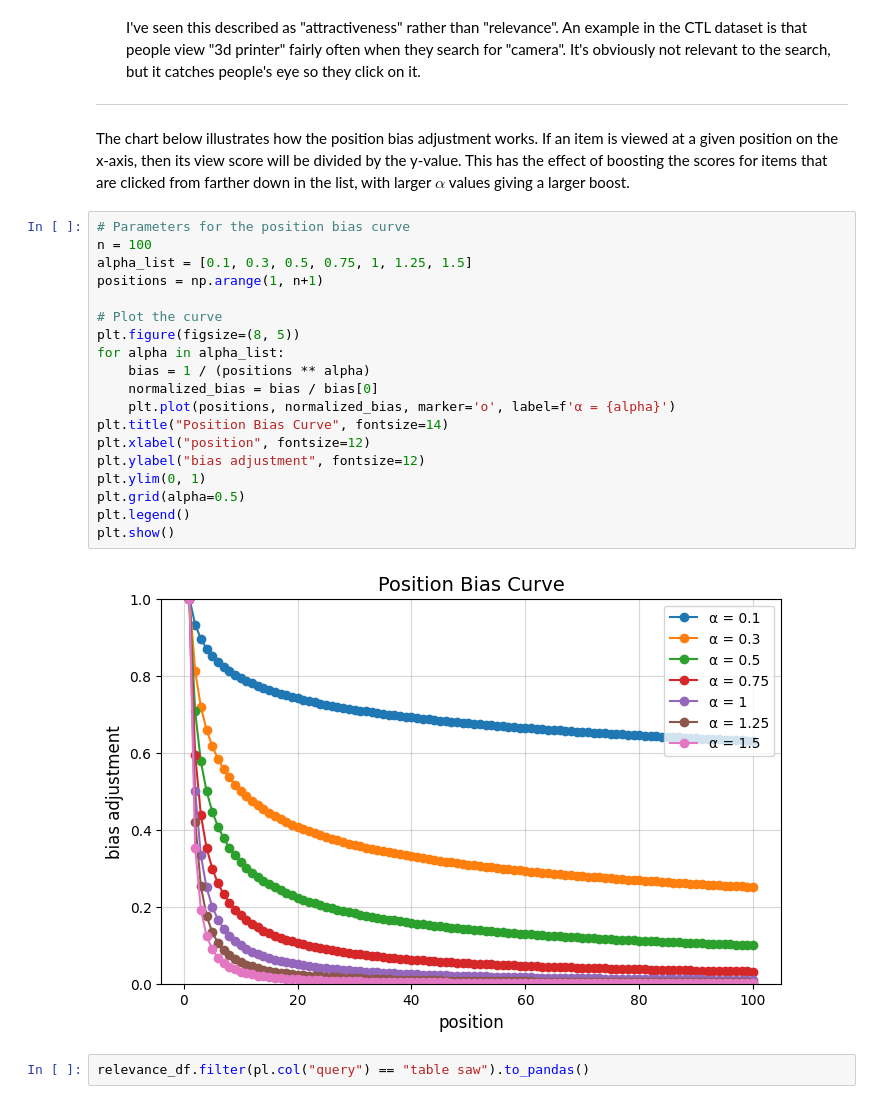
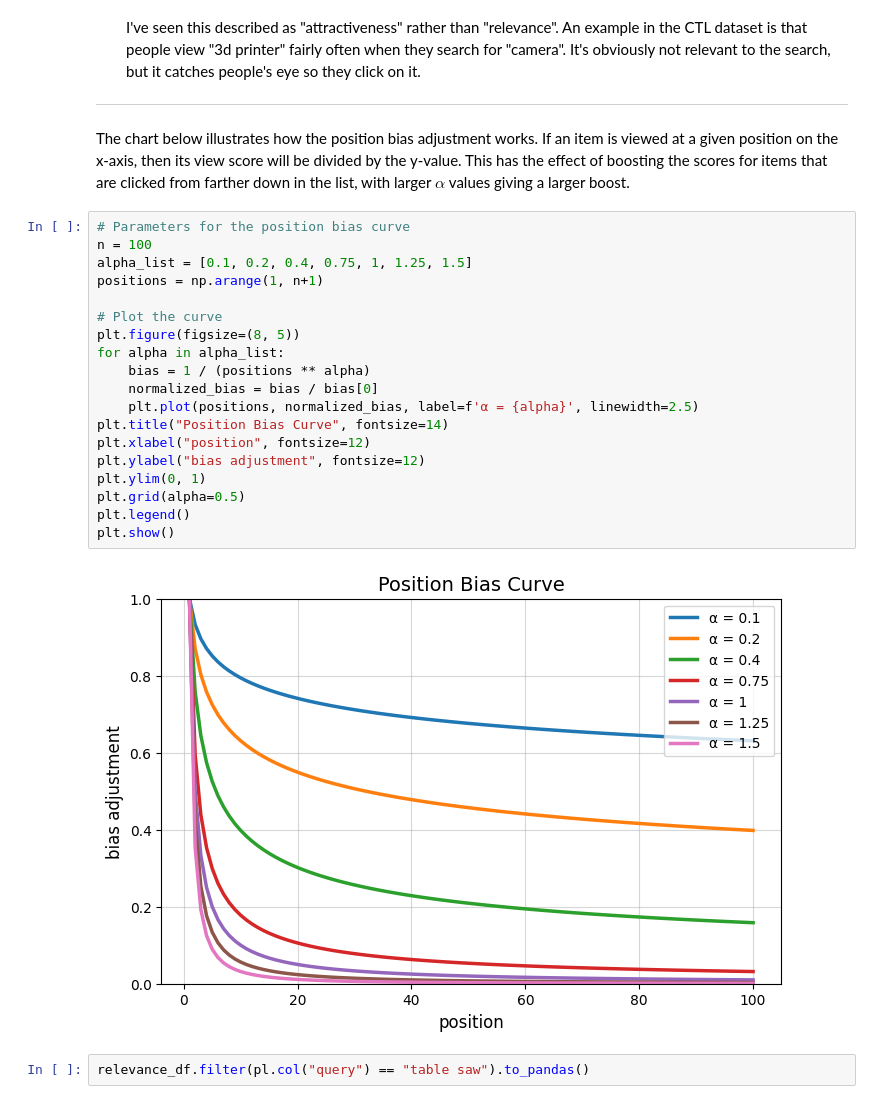
Before and after one commit to djcunningham0/ctl_search, a Jupyter notebook: relevant_items.ipynb, the cells around one changed output. Drawn from its saved outputs; the diff is of its cells as text.

Commit message:
remove markers from chart

```diff
--- a/relevant_items.ipynb
+++ b/relevant_items.ipynb
@@ -174,24 +174,24 @@ This has the effect of boosting the scores for items that are clicked from farth
 # %%
 # Parameters for the position bias curve
 n = 100
-alpha_list = [0.1, 0.3, 0.5, 0.75, 1, 1.25, 1.5]
+alpha_list = [0.1, 0.2, 0.4, 0.75, 1, 1.25, 1.5]
 positions = np.arange(1, n+1)
 
 # Plot the curve
 plt.figure(figsize=(8, 5))
 for alpha in alpha_list:
     bias = 1 / (positions ** alpha)
     normalized_bias = bias / bias[0]
-    plt.plot(positions, normalized_bias, marker='o', label=f'α = {alpha}')
+    plt.plot(positions, normalized_bias, label=f'α = {alpha}', linewidth=2.5)
 plt.title("Position Bias Curve", fontsize=14)
 plt.xlabel("position", fontsize=12)
 plt.ylabel("bias adjustment", fontsize=12)
 plt.ylim(0, 1)
 plt.grid(alpha=0.5)
 plt.legend()
 plt.show()
 # %% [output]
-[figure, old version]
+[figure, new version]
 # %%
 relevance_df.filter(pl.col("query") == "table saw").to_pandas()
 # %% [output]
```
Also changed, not shown: parts of 1 cell of this notebook.
